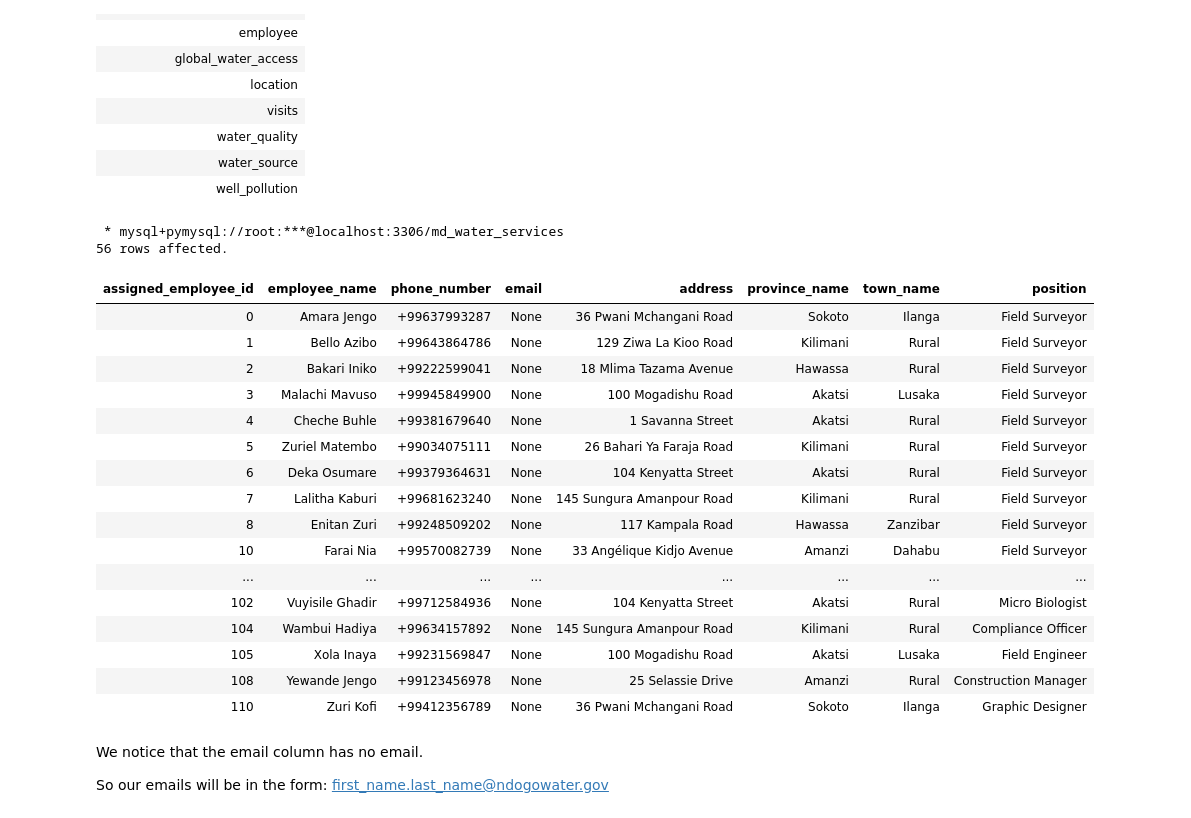
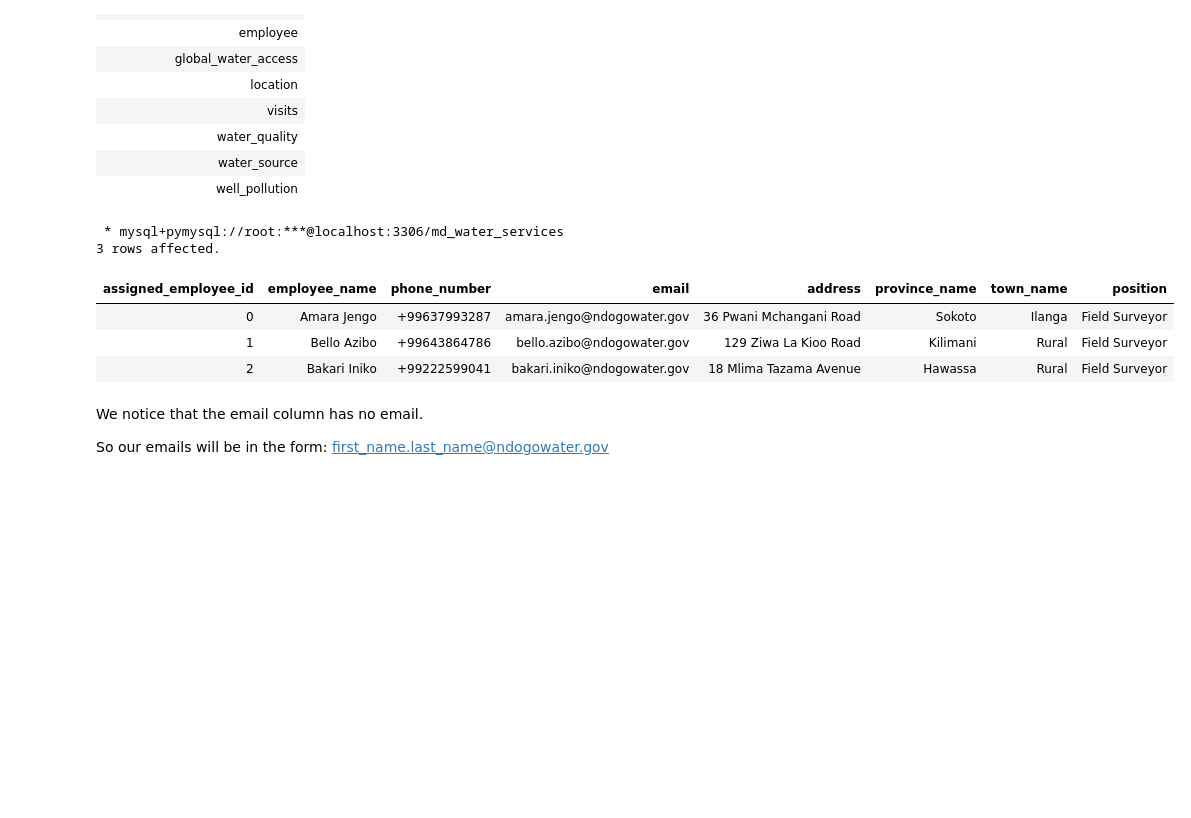
Before and after one commit to allan-bit-web/data_driven_journey_in_Maji_ndogo, a Jupyter notebook: maji_ndogo_water_crisis_part2 .ipynb, the cells around one changed output. Drawn from its saved outputs; the diff is of its cells as text; code cells hidden in the pictures; blank space fills up the shorter version.

Commit message:
location table analysis

```diff
--- a/maji_ndogo_water_crisis_part2 .ipynb
+++ b/maji_ndogo_water_crisis_part2 .ipynb
@@ -23,29 +23,17 @@ maji mandogo project part 2
 # %%
 %%sql
 
 SELECT
     *
-FROM md_water_services.employee;
+FROM md_water_services.employee
+LIMIT 3;
 # %% [output]
  * mysql+pymysql://root:***@localhost:3306/md_water_services
-56 rows affected.
+3 rows affected.
 | assigned_employee_id | employee_name | phone_number | email | address | province_name | town_name | position |
-| 0 | Amara Jengo | +99637993287 | None | 36 Pwani Mchangani Road | Sokoto | Ilanga | Field Surveyor |
-| 1 | Bello Azibo | +99643864786 | None | 129 Ziwa La Kioo Road | Kilimani | Rural | Field Surveyor |
-| 2 | Bakari Iniko | +99222599041 | None | 18 Mlima Tazama Avenue | Hawassa | Rural | Field Surveyor |
-| 3 | Malachi Mavuso | +99945849900 | None | 100 Mogadishu Road | Akatsi | Lusaka | Field Surveyor |
-| 4 | Cheche Buhle | +99381679640 | None | 1 Savanna Street | Akatsi | Rural | Field Surveyor |
-| 5 | Zuriel Matembo | +99034075111 | None | 26 Bahari Ya Faraja Road | Kilimani | Rural | Field Surveyor |
-| 6 | Deka Osumare | +99379364631 | None | 104 Kenyatta Street | Akatsi | Rural | Field Surveyor |
-| 7 | Lalitha Kaburi | +99681623240 | None | 145 Sungura Amanpour Road | Kilimani | Rural | Field Surveyor |
-| 8 | Enitan Zuri | +99248509202 | None | 117 Kampala Road | Hawassa | Zanzibar | Field Surveyor |
-| 10 | Farai Nia | +99570082739 | None | 33 Angélique Kidjo Avenue | Amanzi | Dahabu | Field Surveyor |
-| ... | ... | ... | ... | ... | ... | ... | ... |
-| 102 | Vuyisile Ghadir | +99712584936 | None | 104 Kenyatta Street | Akatsi | Rural | Micro Biologist |
-| 104 | Wambui Hadiya | +99634157892 | None | 145 Sungura Amanpour Road | Kilimani | Rural | Compliance Officer |
-| 105 | Xola Inaya | +99231569847 | None | 100 Mogadishu Road | Akatsi | Lusaka | Field Engineer |
-| 108 | Yewande Jengo | +99123456978 | None | 25 Selassie Drive | Amanzi | Rural | Construction Manager |
-| 110 | Zuri Kofi | +99412356789 | None | 36 Pwani Mchangani Road | Sokoto | Ilanga | Graphic Designer |
+| 0 | Amara Jengo | +99637993287 | amara.jengo@ndogowater.gov | 36 Pwani Mchangani Road | Sokoto | Ilanga | Field Surveyor |
+| 1 | Bello Azibo | +99643864786 | bello.azibo@ndogowater.gov | 129 Ziwa La Kioo Road | Kilimani | Rural | Field Surveyor |
+| 2 | Bakari Iniko | +99222599041 | bakari.iniko@ndogowater.gov | 18 Mlima Tazama Avenue | Hawassa | Rural | Field Surveyor |
 # %% [markdown]
 We notice that the email column has no email.
 
```
Also changed, not shown: parts of 31 cells of this notebook.
